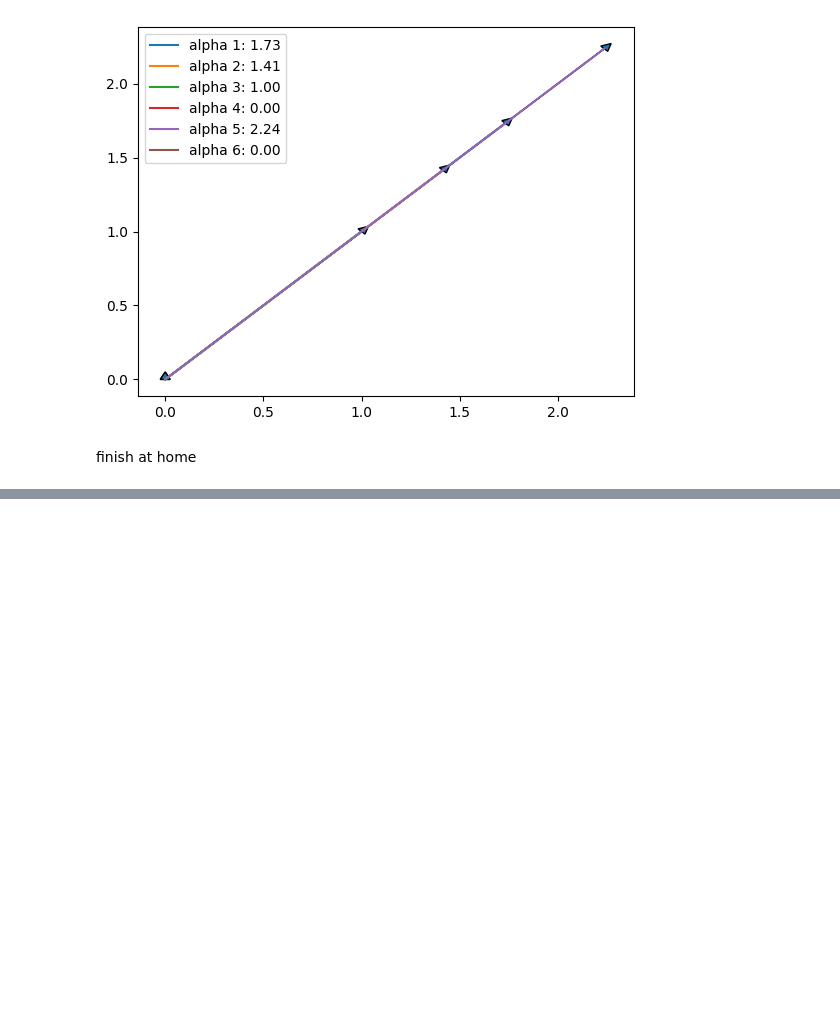
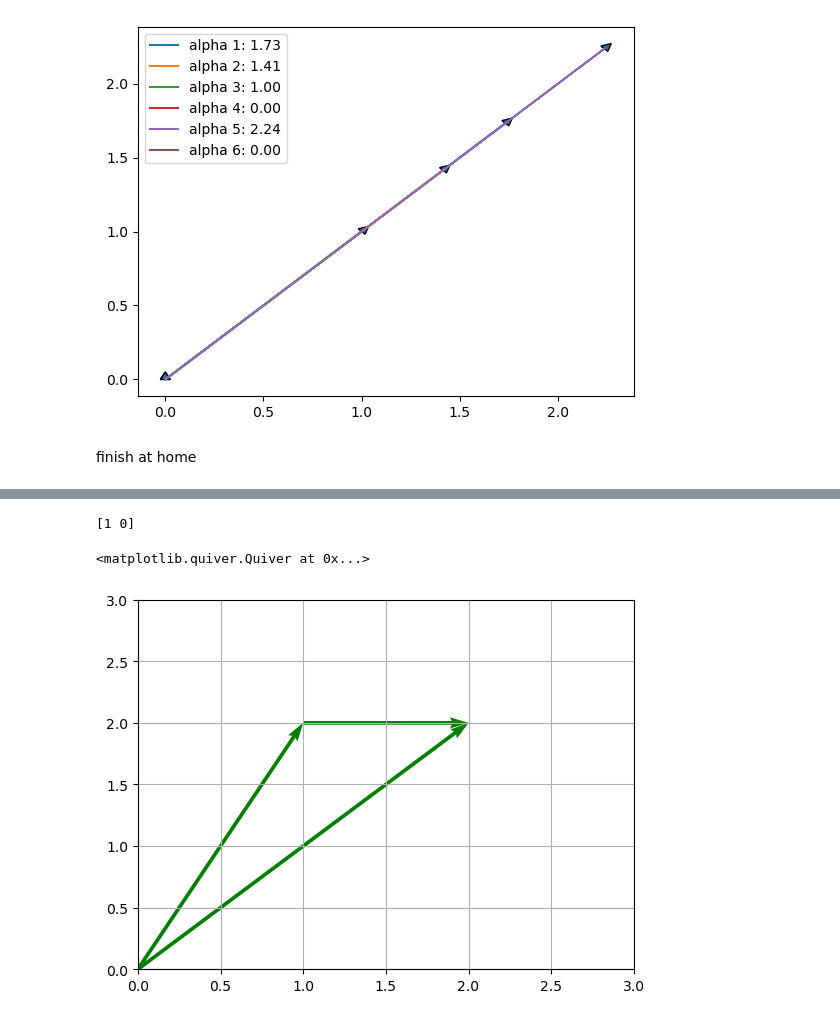
Before and after one commit to JoshKing85/git_maths_projects, a Jupyter notebook: vectors.ipynb, the cells around one changed output, grey strips where cells are left out. Cells and saved outputs as stored; diff of their text form; code cells hidden in the pictures; blank space fills up the shorter version.

```diff
--- a/vectors.ipynb
+++ b/vectors.ipynb
@@ -67,0 +89,17 @@ length for alpha 0.0 is 0.0
+# %%
+u = np.array([2, 2])
+v = np.array([1, 2])
+
+w = u - v
+print(w)
+
+plt.grid()
+plt.xlim(0,3)
+plt.ylim(0,3)
+plt.quiver(0, 0, u[0], u[1], angles='xy',  scale_units='xy', scale=1, color='green', label='w')
+plt.quiver(0, 0, v[0], v[1], angles='xy',  scale_units='xy', scale=1, color='green', label='w')
+plt.quiver(v[0], v[1], w[0], w[1], angles='xy',  scale_units='xy', scale=1, color='green', label='w')
+# %% [output]
+[1 0]
+<matplotlib.quiver.Quiver at 0x...>
+[figure, added]
```
Also changed, not shown: parts of 5 cells of this notebook.
